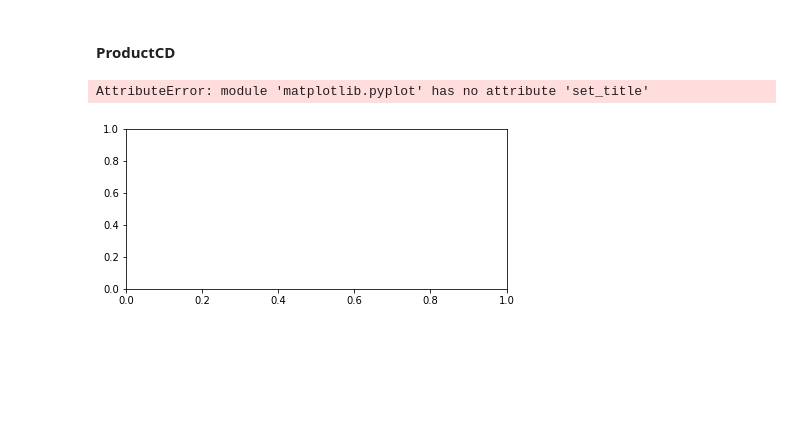
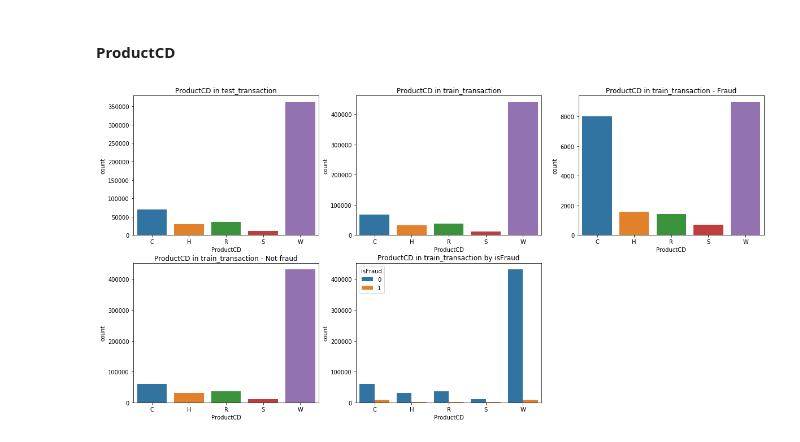
Before and after one commit to Antiguru11/ieee-fraud-detection-competition, a Jupyter notebook: src/eda.ipynb, the cells around one changed output. Saved outputs shown, nothing was run; the diff lists cells and outputs as text; code cells hidden in the pictures; blank space fills up the shorter version.

```diff
--- a/src/eda.ipynb
+++ b/src/eda.ipynb
@@ -59,33 +52,7 @@ collection.test_transaction.shape
 (506691, 393)
 # %% [markdown]
 #### __ProductCD__
-# %%
-fig = plt.figure(figsize=(15, 10))
-
-plt.subplot(321)
-plt.set_title('ProductCD in train')
-sns.countplot(x="ProductCD",
-              data=collection.train_transaction)
-plt.subplot(322)
-ax1 = sns.countplot(x="ProductCD",
-                   data=collection.test_transaction)
-ax1.set_title('ProductCD in test')
-
-plt.subplot(323)
-ax2 = sns.countplot(x="ProductCD",
-                   data=collection.train_transaction[collection.train_transaction['isFraud'] == 0])
-ax2.set_title('ProductCD in not fraud')
-
-plt.subplot(324)
-plt.set_title('ProductCD in fraud')
-sns.countplot(x="ProductCD",
-              data=collection.train_transaction[collection.train_transaction['isFraud'] == 1])
-plt.subplot(325)
-plt.set_title('ProductCD in train by fraud')
-sns.countplot(x="ProductCD",
-              hue="isFraud",
-              data=collection.train_transaction)
-plt.show()
-# %% [output]
-AttributeError: module 'matplotlib.pyplot' has no attribute 'set_title'
-[figure, removed]
+# %%
+plot.cat_count('ProductCD', figsize=(20, 10), nrows=2, ncols=3)
+# %% [output]
+[figure, added]
```
Also changed, not shown: parts of 9 cells of this notebook, 10 other files.
